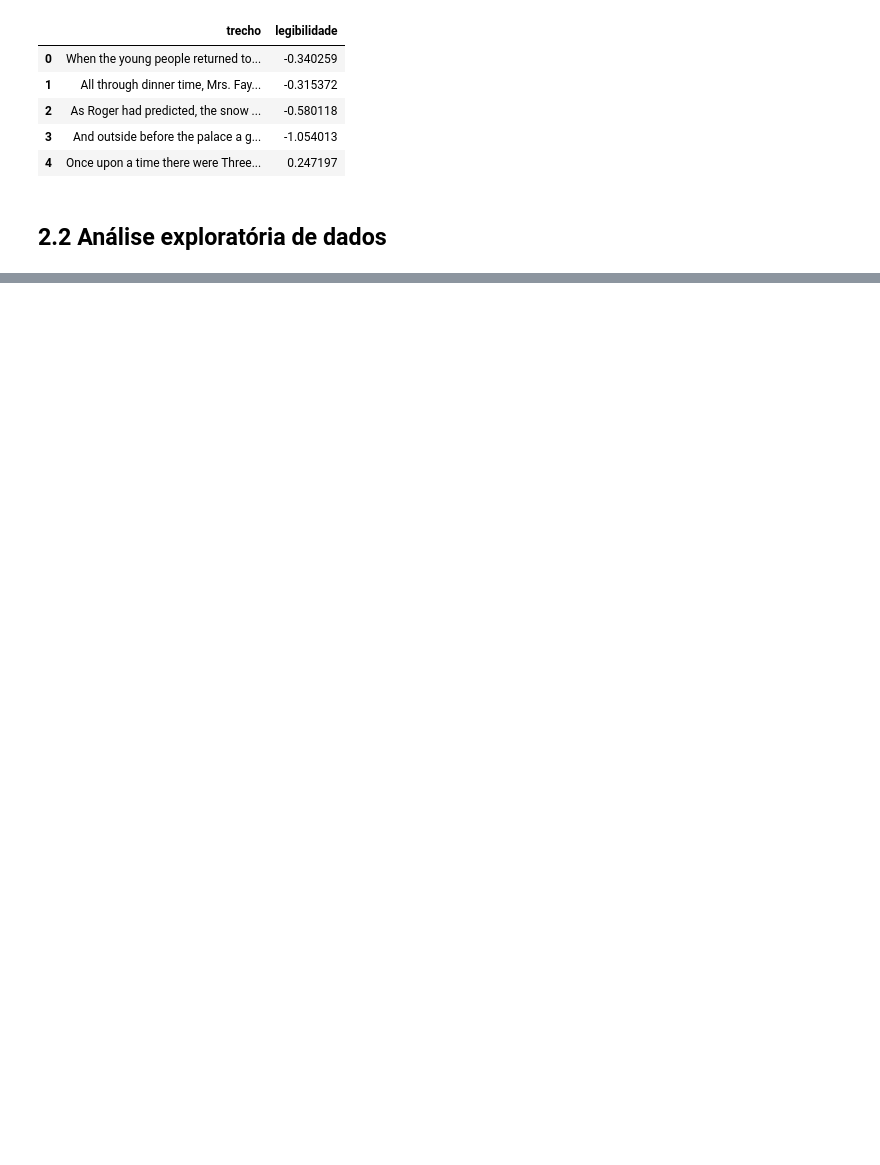
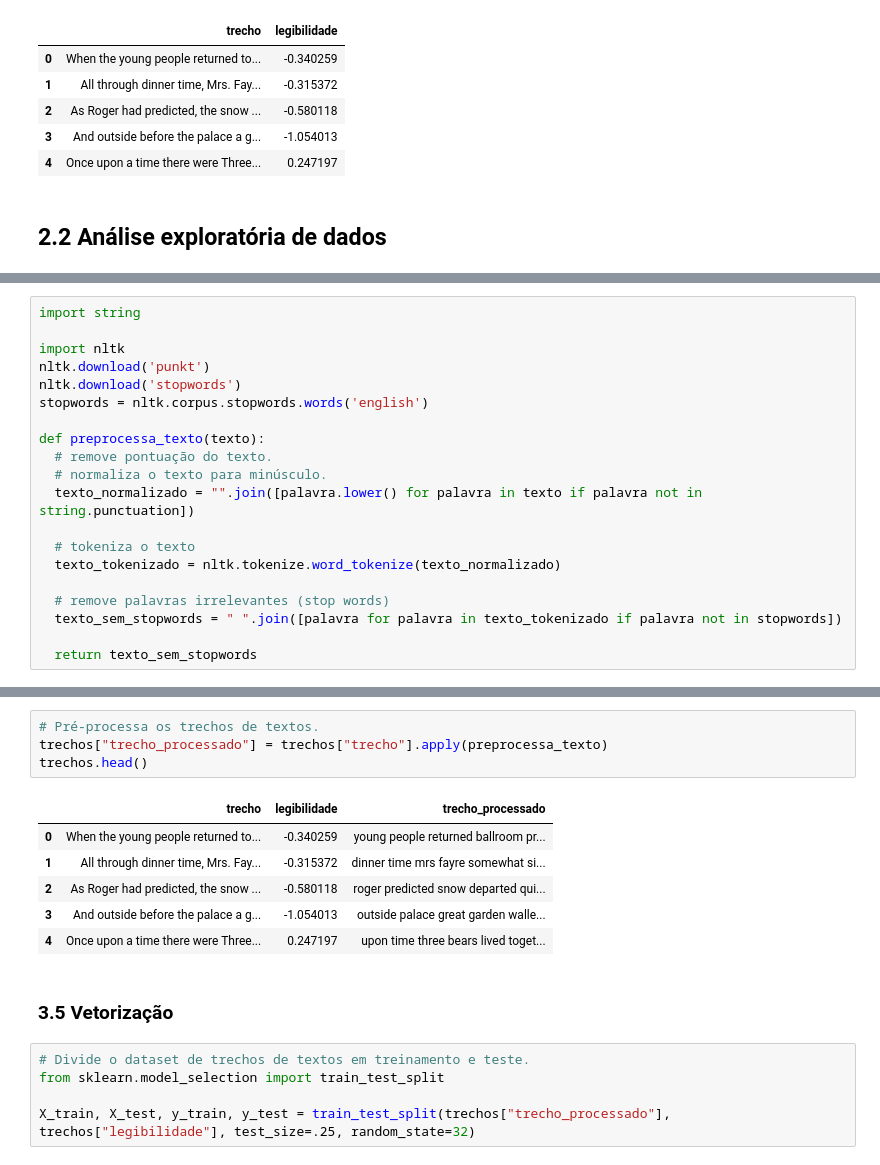
Before and after one commit to gomesluiz/commonlit-readability-predicting, a Jupyter notebook: make_model.ipynb, the cells around one changed output, grey strips where cells are left out. Saved outputs shown, nothing was run; the diff lists cells and outputs as text; blank space fills up the shorter version.

```diff
--- a/make_model.ipynb
+++ b/make_model.ipynb
@@ -238,0 +135,20 @@ Coefficient of determination: 0.02
+# %%
+import string
+
+import nltk
+nltk.download('punkt')
+nltk.download('stopwords')
+stopwords = nltk.corpus.stopwords.words('english')
+
+def preprocessa_texto(texto):
+  # remove pontuação do texto.
+  # normaliza o texto para minúsculo.
+  texto_normalizado = "".join([palavra.lower() for palavra in texto if palavra not in string.punctuation])
+
+  # tokeniza o texto
+  texto_tokenizado = nltk.tokenize.word_tokenize(texto_normalizado)
+
+  # remove palavras irrelevantes (stop words)
+  texto_sem_stopwords = " ".join([palavra for palavra in texto_tokenizado if palavra not in stopwords])
+
+  return texto_sem_stopwords
@@ -238,0 +174,18 @@ Coefficient of determination: 0.02
+# %%
+# Pré-processa os trechos de textos.
+trechos["trecho_processado"] = trechos["trecho"].apply(preprocessa_texto)
+trechos.head()
+# %% [output]
+|  | trecho | legibilidade | trecho_processado |
+| 0 | When the young people returned to... | -0.340259 | young people returned ballroom pr... |
+| 1 | All through dinner time, Mrs. Fay... | -0.315372 | dinner time mrs fayre somewhat si... |
+| 2 | As Roger had predicted, the snow ... | -0.580118 | roger predicted snow departed qui... |
+| 3 | And outside before the palace a g... | -1.054013 | outside palace great garden walle... |
+| 4 | Once upon a time there were Three... | 0.247197 | upon time three bears lived toget... |
+# %% [markdown]
+### 3.5 Vetorização
+# %%
+# Divide o dataset de trechos de textos em treinamento e teste.
+from sklearn.model_selection import train_test_split
+
+X_train, X_test, y_train, y_test = train_test_split(trechos["trecho_processado"], trechos["legibilidade"], test_size=.25, random_state=32)
```
Also changed, not shown: parts of 39 cells of this notebook.
